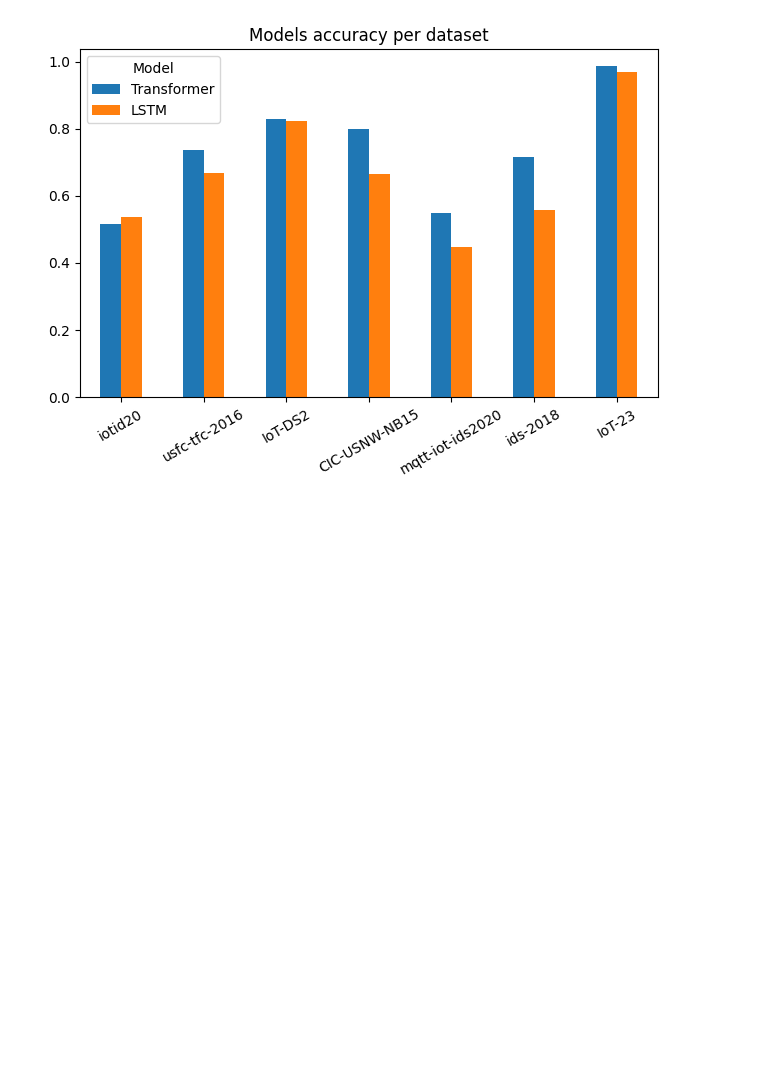
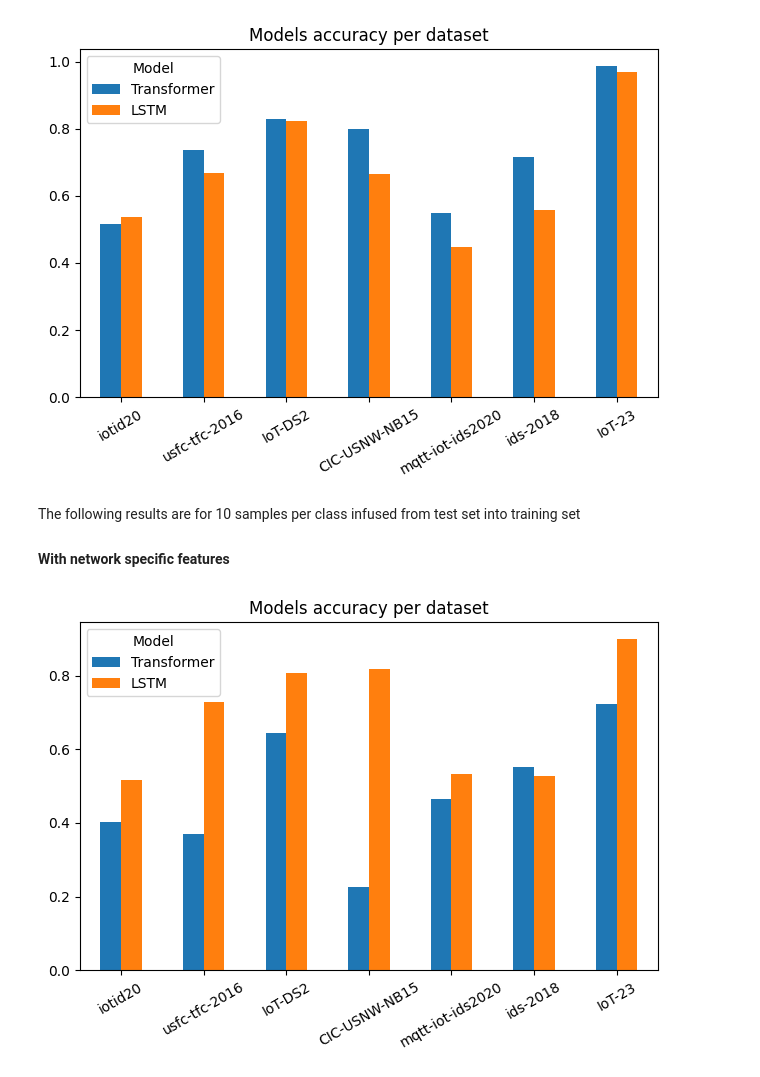
Before and after one commit to thetonk/master-thesis, a Jupyter notebook: notebooks/experiments-results-transfer-learning.ipynb, the cells around one changed output. Cells and saved outputs as stored; diff of their text form; code cells hidden in the pictures; blank space fills up the shorter version.

Commit message:
upload IoT-IDS transfer learning notebooks, update other notebooks, add model performance plots

```diff
--- a/notebooks/experiments-results-transfer-learning.ipynb
+++ b/notebooks/experiments-results-transfer-learning.ipynb
@@ -228,3 +228,18 @@ fig.tight_layout(h_pad=3)
 fig.savefig("model_accuracy_removed_few_shot_100.pdf")
 # %% [output]
 [figure]
+# %% [markdown]
+The following results are for 10 samples per class infused from test set into training set
+#### With network specific features
+# %%
+transformer_csv = "../tests/results/reports/transformer/few_shot/10_samples/with_network_specific_features/30_epochs_early_stop/binary_metrics/results_transformer_TL_few_shot.csv"
+lstm_csv = "../tests/results/reports/lstm/few_shot/10_samples/with_network_specific_features/5_epochs_early_stop/binary_metrics/results_lstm_TL_few_shot.csv"
+accuracy_per_dataset = get_binary_models_performance(transformer_csv, lstm_csv)
+
+ax = accuracy_per_dataset.T.plot(kind='bar', rot=30)
+ax.set_title("Models accuracy per dataset")
+fig = ax.get_figure()
+fig.tight_layout(h_pad=3)
+fig.savefig("model_accuracy_few_shot_10.pdf")
+# %% [output]
+[figure, added]
```
Also changed, not shown: parts of 2 cells of this notebook, 15 other files.
